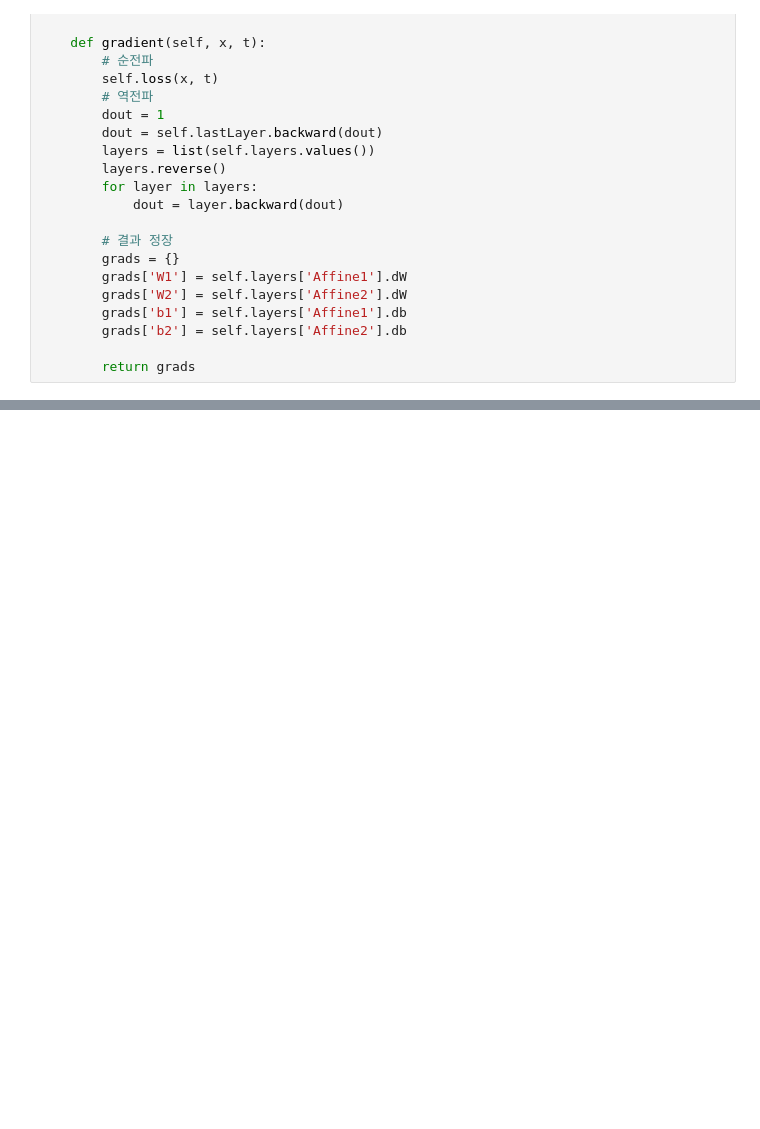
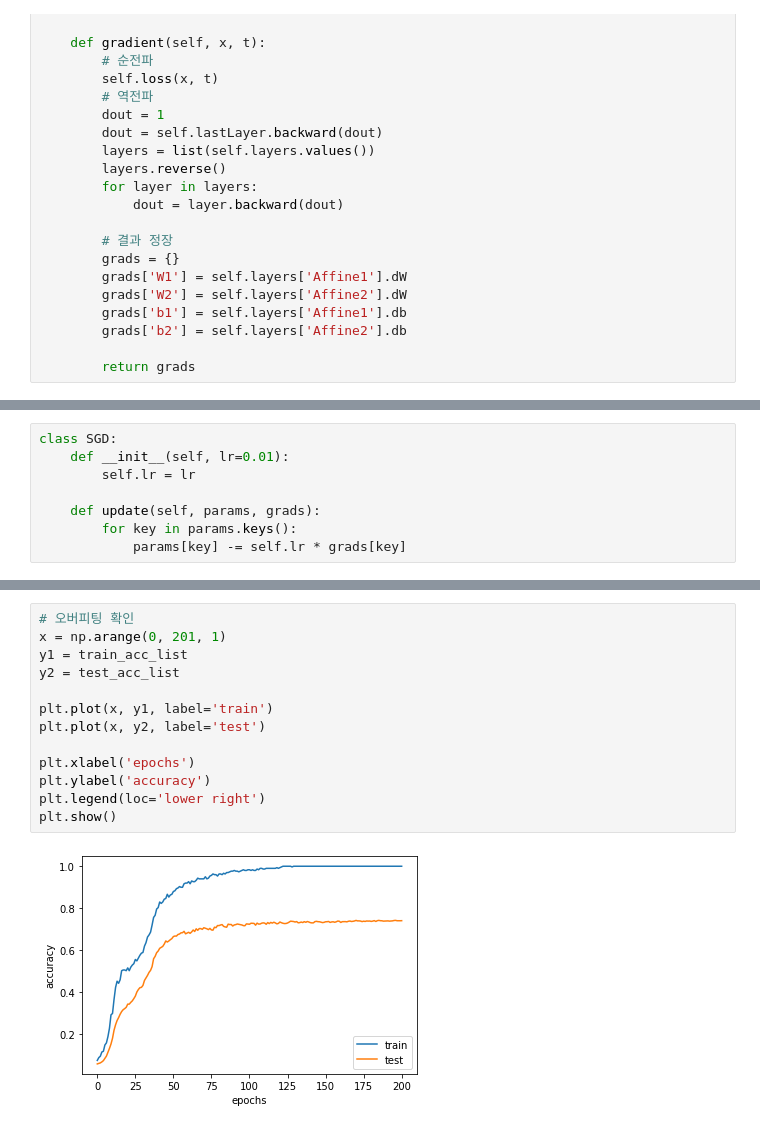
Before and after one commit to Jisang-hwang93/Machine-Learning-for-Study, a Jupyter notebook: 04_Deep_Learning_from_Scratch_1.ipynb, the cells around one changed output, grey strips where cells are left out. Drawn from its saved outputs; the diff is of its cells as text; blank space fills up the shorter version.

```diff
--- a/04_Deep_Learning_from_Scratch_1.ipynb
+++ b/04_Deep_Learning_from_Scratch_1.ipynb
@@ -913,0 +1011,8 @@ class TwoLayerNet:
+# %%
+class SGD:
+    def __init__(self, lr=0.01):
+        self.lr = lr
+
+    def update(self, params, grads):
+        for key in params.keys():
+            params[key] -= self.lr * grads[key]
@@ -913,0 +1149,15 @@ class TwoLayerNet:
+# %%
+# 오버피팅 확인
+x = np.arange(0, 201, 1)
+y1 = train_acc_list
+y2 = test_acc_list
+
+plt.plot(x, y1, label='train')
+plt.plot(x, y2, label='test')
+
+plt.xlabel('epochs')
+plt.ylabel('accuracy')
+plt.legend(loc='lower right')
+plt.show()
+# %% [output]
+[figure, added]
```
Also changed, not shown: parts of 24 cells of this notebook.
